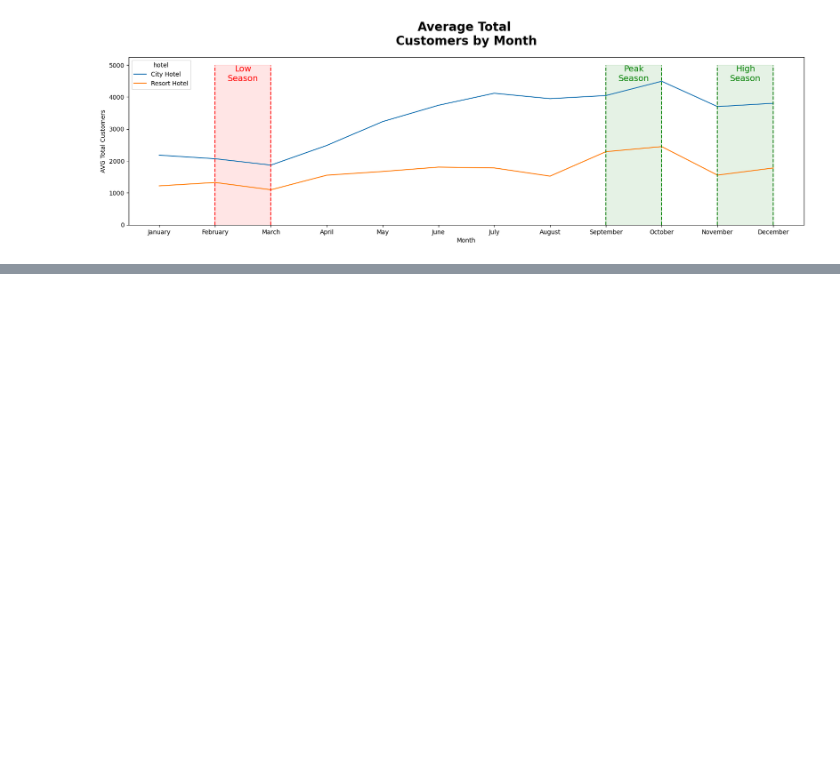
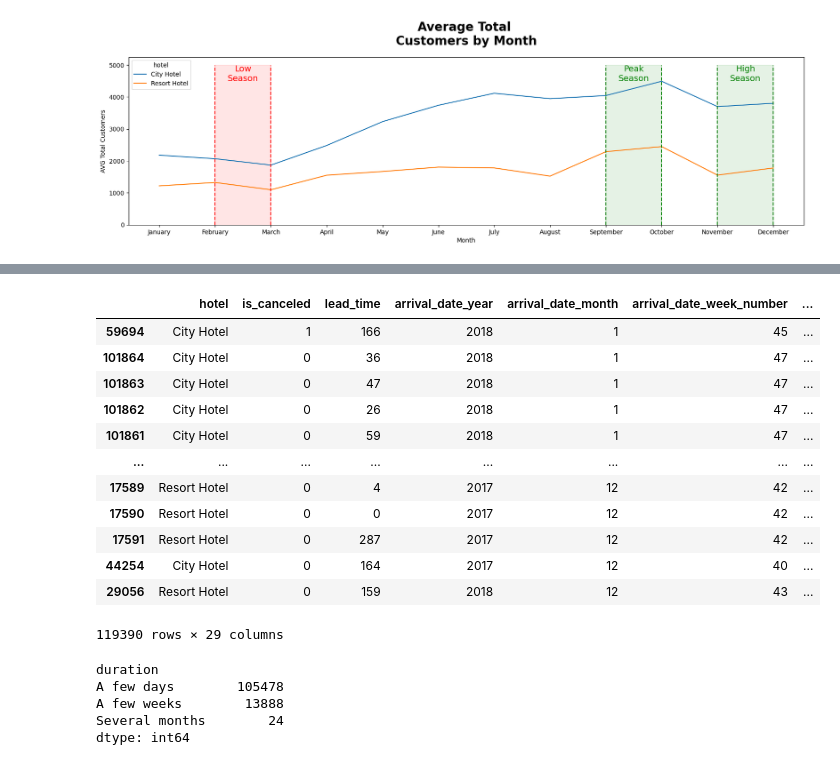
Before and after one commit to AnCodingML/Investigate_Hotel_Business_using_Data_Visualization, a Jupyter notebook: Investigate_Hotel_Business_using_Data_Visualization.ipynb, the cells around one changed output, grey strips where cells are left out. Cells and saved outputs as stored; diff of their text form; code cells hidden in the pictures; blank space fills up the shorter version.

```diff
--- a/Investigate_Hotel_Business_using_Data_Visualization.ipynb
+++ b/Investigate_Hotel_Business_using_Data_Visualization.ipynb
@@ -298,0 +332,26 @@ plt.show()
+# %%
+df['duration'] = df['stay_duration'].apply(lambda value: 'A few days' if value < 7 else ('A few weeks' if value <= 31 else ('Several months')))
+df['duration'].value_counts()
+df
+# %% [output]
+|  | hotel | is_canceled | lead_time | arrival_date_year | arrival_date_month | arrival_date_week_number | ... |
+| 59694 | City Hotel | 1 | 166 | 2018 | 1 | 45 | ... |
+| 101864 | City Hotel | 0 | 36 | 2018 | 1 | 47 | ... |
+| 101863 | City Hotel | 0 | 47 | 2018 | 1 | 47 | ... |
+| 101862 | City Hotel | 0 | 26 | 2018 | 1 | 47 | ... |
+| 101861 | City Hotel | 0 | 59 | 2018 | 1 | 47 | ... |
+| ... | ... | ... | ... | ... | ... | ... | ... |
+| 17589 | Resort Hotel | 0 | 4 | 2017 | 12 | 42 | ... |
+| 17590 | Resort Hotel | 0 | 0 | 2017 | 12 | 42 | ... |
+| 17591 | Resort Hotel | 0 | 287 | 2017 | 12 | 42 | ... |
+| 44254 | City Hotel | 0 | 164 | 2017 | 12 | 40 | ... |
+| 29056 | Resort Hotel | 0 | 159 | 2018 | 12 | 43 | ... |
+119390 rows × 29 columns
+# %%
+df[['duration']].value_counts()
+# %% [output]
+duration
+A few days        105478
+A few weeks        13888
+Several months        24
+dtype: int64
```
Also changed, not shown: parts of 8 cells of this notebook.
